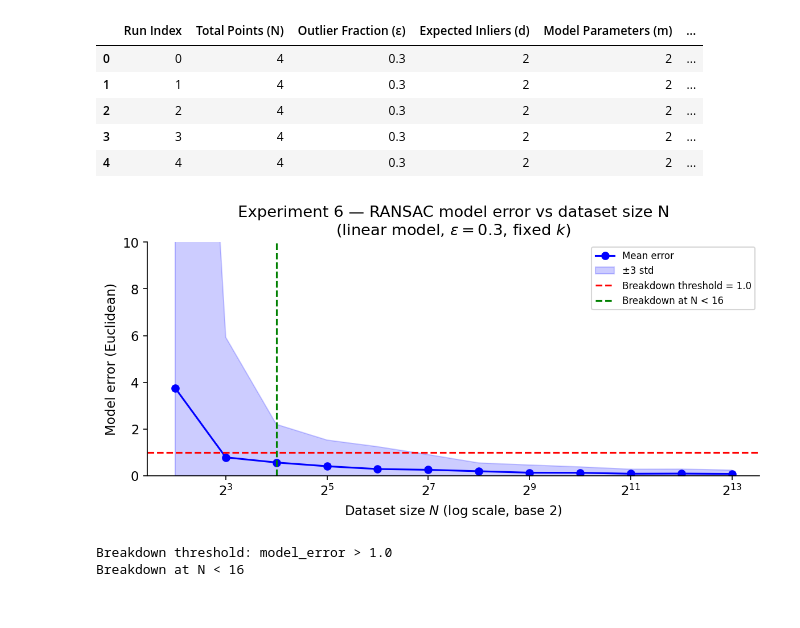
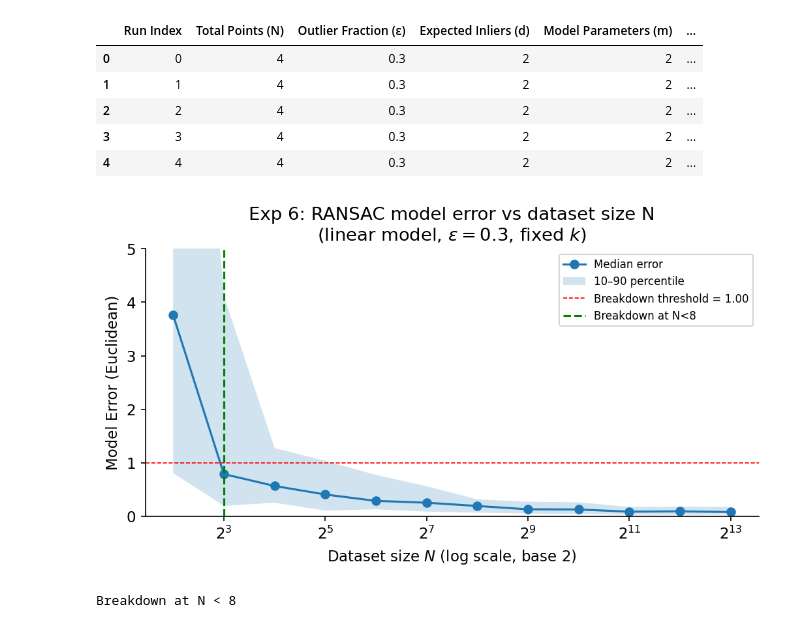
Before and after one commit to arshsinghphd/RANSAC-analysis, a Jupyter notebook: empirical_analysis/ransac_notebook.ipynb, the cells around one changed output. Cells and saved outputs as stored; diff of their text form; code cells hidden in the pictures.

Commit message:
fix graph to use 10 - 90 percentile and show correct min N

```diff
--- a/empirical_analysis/ransac_notebook.ipynb
+++ b/empirical_analysis/ransac_notebook.ipynb
@@ -604,52 +604,41 @@ df7.head()
 | 3 | 3 | 4 | 0.3 | 2 | 2 | ... |
 | 4 | 4 | 4 | 0.3 | 2 | 2 | ... |
 # %%
-# filter numerical artifacts
-df7 = df7[df7['Model Error (Euclidean)'] < 100]
-
-agg7 = (df7.groupby('Total Points (N)')
-           ['Model Error (Euclidean)']
-           .agg(mean_error='median', std_error='std', count='count')
-           .reset_index())
-
-agg7['ci_lo'] = (agg7['mean_error'] - 3 * agg7['std_error']).clip(lower=0)
-agg7['ci_hi'] =  agg7['mean_error'] + 3 * agg7['std_error']
-
 BREAKDOWN_THRESHOLD = 2 * 0.5  # 2 * NOISE_STD
 
-breakdown_rows = agg7[agg7['mean_error'] > BREAKDOWN_THRESHOLD]
-breakdown_n    = 2 ** (breakdown_rows['Total Points (N)'].min()
-                 if not breakdown_rows.empty else 0)
+fig, ax = plt.subplots(figsize=(7, 4))
 
-fig, ax = plt.subplots(figsize=(8, 4))
+grp = df7.groupby("Total Points (N)")["Model Error (Euclidean)"]
+means  = grp.median()
+lower  = grp.quantile(0.10)
+upper  = grp.quantile(0.90)
 
-ax.plot(agg7['Total Points (N)'], agg7['mean_error'],
-        marker='o', color='blue', label='Mean error')
-ax.fill_between(agg7['Total Points (N)'],
-                agg7['ci_lo'], agg7['ci_hi'],
-                alpha=0.2, color='blue', label='±3 std')
+breakdown_rows = means[means > BREAKDOWN_THRESHOLD]
+breakdown_n    = 2**(breakdown_rows.index[0] - 1) if not breakdown_rows.empty else 0
 
-ax.axhline(y=BREAKDOWN_THRESHOLD, color='red', linestyle='--',
-           label=f'Breakdown threshold = {BREAKDOWN_THRESHOLD:.1f}')
-ax.axvline(x=breakdown_n, color='green', linestyle='--',
-               label=f'Breakdown at N < {breakdown_n}')
+ax.plot(means.index, means.values, marker='o', label="Median error")
+ax.fill_between(means.index, lower, upper, alpha=0.2, label="10–90 percentile")
+ax.axhline(BREAKDOWN_THRESHOLD, color="red", linestyle="--",
+           linewidth=0.8, label=f"Breakdown threshold = {BREAKDOWN_THRESHOLD:.2f}")
 
-ax.set_xscale('log', base=2)   # log scale is more appropriate
+ax.axvline(x=breakdown_n, color="green", linestyle="--",
+           label=f"Breakdown at N<{breakdown_n}")
 
-ax.set_xlabel('Dataset size $N$ (log scale, base 2)')
-ax.set_ylabel('Model error (Euclidean)')
-ax.set_title('Experiment 6 — RANSAC model error vs dataset size N\n'
-             '(linear model, $\\varepsilon=0.3$, fixed $k$)')
+ax.set_xscale('log', base=2)
+ax.set_xlabel("Dataset size $N$ (log scale, base 2)")
+ax.set_ylabel("Model Error (Euclidean)")
+ax.set_ylim(0, 5)
+ax.set_title("Exp 6: RANSAC model error vs dataset size N\n"
+             "(linear model, $\\varepsilon=0.3$, fixed $k$)")
 ax.legend(fontsize=8)
-ax.set_ylim(0, 10)
-
 plt.tight_layout()
-plt.savefig(f'{FIG_DIR}/exp7.png', dpi=150)  # keep name simple
+plt.savefig(f"{FIG_DIR}/exp7.png", dpi=150)
 plt.show()
 
-print(f'Breakdown threshold: model_error > {BREAKDOWN_THRESHOLD}')
-print(f'Breakdown at N < {breakdown_n}')
+if breakdown_n is not None:
+    print(f"Breakdown at N < {breakdown_n}")
+else:
+    print("No breakdown detected within range")
 # %% [output]
-[figure, old version]
+[figure, new version]
-Breakdown threshold: model_error > 1.0
-Breakdown at N < 16
+Breakdown at N < 8
```
